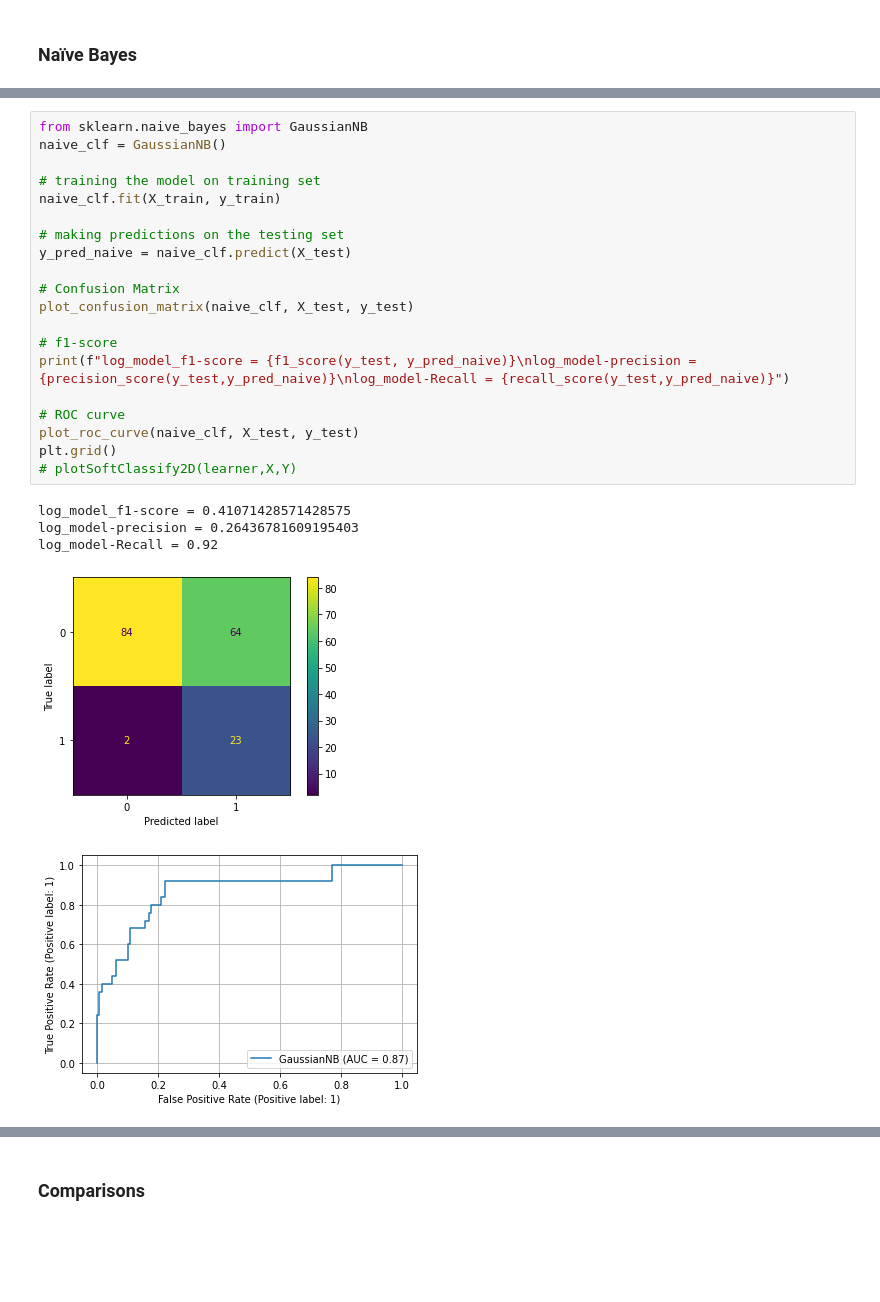
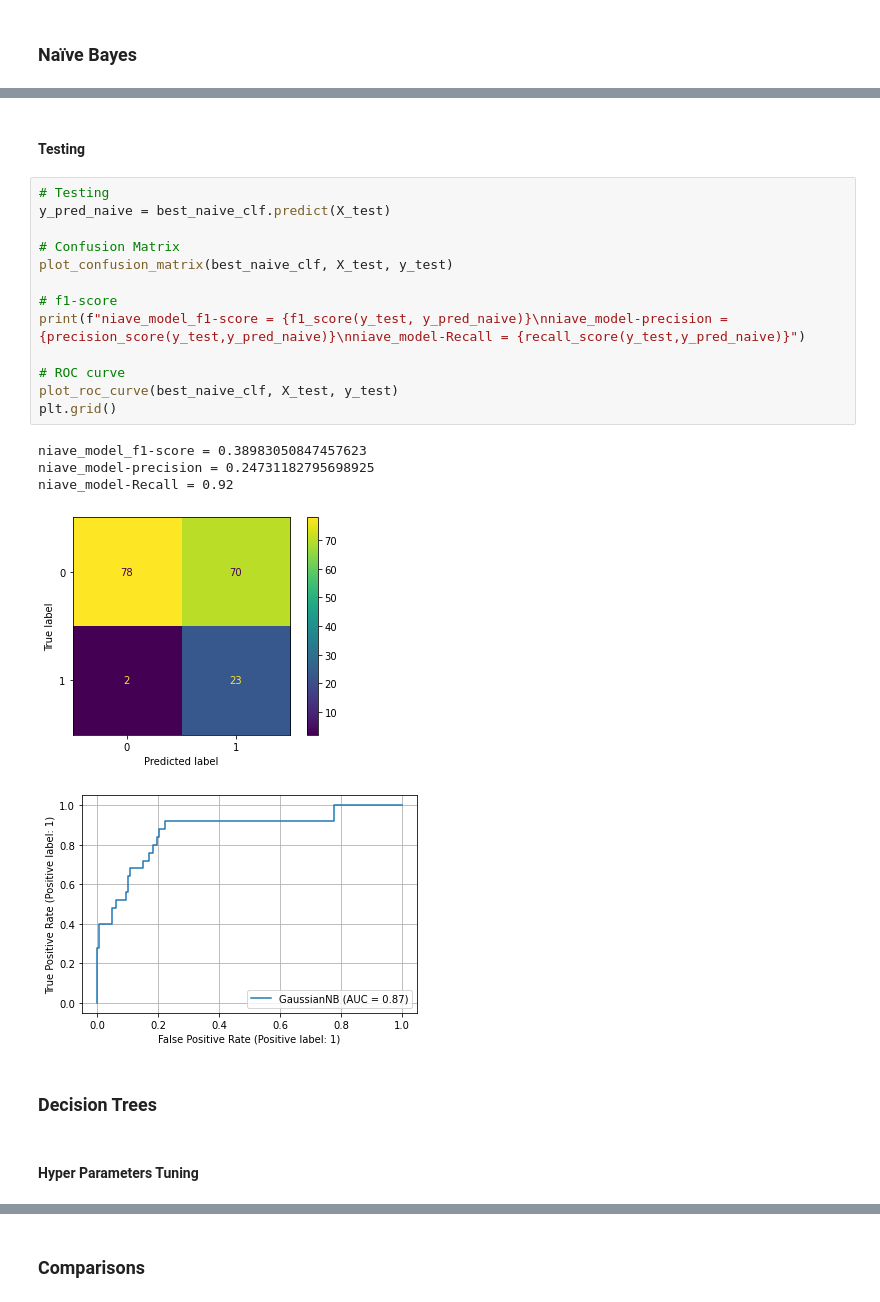
Before and after one commit to MMostafa-Hub/COVID-19-Outcome-Prediction, a Jupyter notebook: COVID-19 Outcome Prediction.ipynb, the cells around one changed output, grey strips where cells are left out. Cells and saved outputs as stored; diff of their text form; blank space fills up the shorter version.

```diff
--- a/COVID-19 Outcome Prediction.ipynb
+++ b/COVID-19 Outcome Prediction.ipynb
@@ -148,26 +172,25 @@ log_model-Recall = 0.72
+# %% [markdown]
+#### Testing
 # %%
-from sklearn.naive_bayes import GaussianNB
-naive_clf = GaussianNB()
-
-# training the model on training set
-naive_clf.fit(X_train, y_train)
-
-# making predictions on the testing set
-y_pred_naive = naive_clf.predict(X_test)
+# Testing
+y_pred_naive = best_naive_clf.predict(X_test)
 
 # Confusion Matrix
-plot_confusion_matrix(naive_clf, X_test, y_test)
+plot_confusion_matrix(best_naive_clf, X_test, y_test)
 
 # f1-score
-print(f"log_model_f1-score = {f1_score(y_test, y_pred_naive)}\nlog_model-precision = {precision_score(y_test,y_pred_naive)}\nlog_model-Recall = {recall_score(y_test,y_pred_naive)}")
+print(f"niave_model_f1-score = {f1_score(y_test, y_pred_naive)}\nniave_model-precision = {precision_score(y_test,y_pred_naive)}\nniave_model-Recall = {recall_score(y_test,y_pred_naive)}")
 
 # ROC curve
-plot_roc_curve(naive_clf, X_test, y_test)
+plot_roc_curve(best_naive_clf, X_test, y_test)
 plt.grid()
-# plotSoftClassify2D(learner,X,Y)
 # %% [output]
-log_model_f1-score = 0.41071428571428575
-log_model-precision = 0.26436781609195403
-log_model-Recall = 0.92
+niave_model_f1-score = 0.38983050847457623
+niave_model-precision = 0.24731182795698925
+niave_model-Recall = 0.92
-[figure, old version]
+[figure, new version]
-[figure, old version]
+[figure, new version]
+# %% [markdown]
+### Decision Trees
+# %% [markdown]
+#### Hyper Parameters Tuning
```
Also changed, not shown: parts of 49 cells of this notebook, 2 other files.
